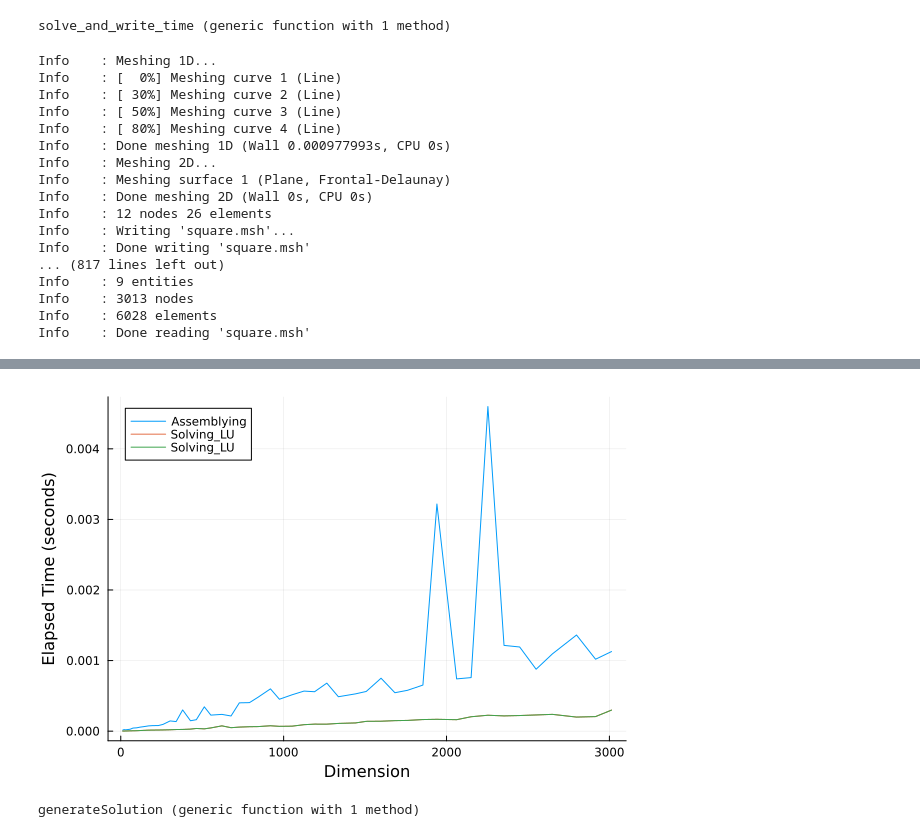
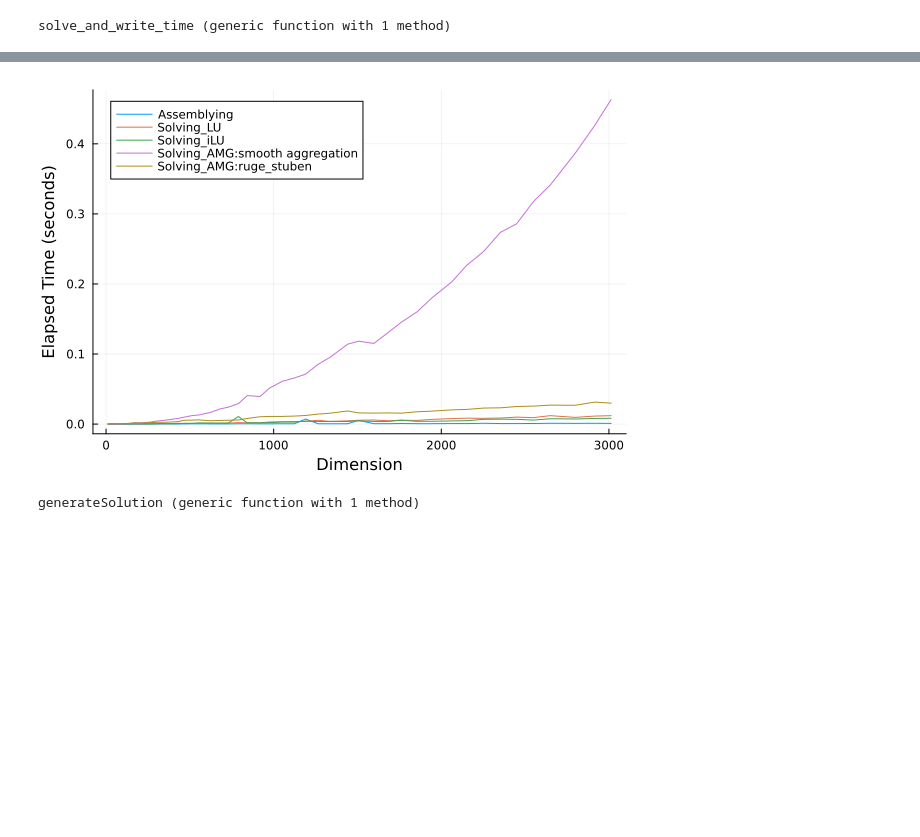
Before and after one commit to Dr4k3z/Athens-FEM, a Jupyter notebook: Two_dimension_newsassembeler.ipynb, the cells around one changed output, grey strips where cells are left out. Cells and saved outputs as stored; diff of their text form; code cells hidden in the pictures; blank space fills up the shorter version.

```diff
--- a/Two_dimension_newsassembeler.ipynb
+++ b/Two_dimension_newsassembeler.ipynb
@@ -302,7 +302,3 @@ function handleBoundary!(mesh,A,f)
 end
 # %% [output]
 handleBoundary! (generic function with 1 method)
-# %%
-mesh = meshFromGmsh("square-10.msh"); A = genStiffMat(mesh); f = genVector(mesh,mySourceFct);
-A,f = handleBoundary!(mesh,A,f);
-M = genMassMat(mesh)
@@ -460,28 +438,34 @@ solve_and_write_time (generic function with 1 method)
 
 # Set the dimensions for the loop (e.g., from 2 to 100000 with a step of 1000)
 dimensions = 2:1:50
+
 times_assembly = []
-times_solving = []
+times_iLU = []
 times_LU = []
+times_minres=[]
 times_AMGsa=[]
 times_AMGrs=[]
 times_meshProduce=[]
 steps = []
+
 #times_minres = []
 # Solve linear systems and collect elapsed times
 for n in dimensions
     time = solve_and_write_time(n)
-    push!(steps, time[4])
 
-    push!(times_meshProduce,time[7])
-    push!(times_assembly, time[1])
+    push!(steps, time[8])
+
+    push!(times_meshProduce,time[1])
+    push!(times_assembly, time[2])
 
 
-    push!(times_solving, time[2])
-    push!(times_LU,time[3])
-    #push!(times_minres,time[4])
-    push!(times_AMGsa,time[5])
-    push!(times_AMGrs,time[6])
+    push!(times_iLU, time[3])
+    push!(times_minres,time[6])
+
+    push!(times_LU,time[7])
+
+    push!(times_AMGsa,time[4])
+    push!(times_AMGrs,time[5])
 
 end
 
@@ -489,25 +473,8 @@ end
 Plots.plot(steps, times_assembly, xlabel="Dimension", ylabel="Elapsed Time (seconds)", label="Assemblying", legend=:topleft)
 #Plots.plot!(steps, times_meshProduce, label="meshProduce")
 Plots.plot!(steps,times_LU, label="Solving_LU")
-Plots.plot!(steps,times_LU, label="Solving_LU")
-#plot!(dimensions,times_minres, label="Solving MINRES")
-#Plots.plot!(steps,times_AMGsa, label="Solving_AMG:smooth aggregation")
-#Plots.plot!(steps,times_AMGrs, label="Solving_AMG:ruge_stuben")
+Plots.plot!(steps,times_iLU, label="Solving_iLU")
+#plots.plot!(dimensions,times_minres, label="Solving MINRES")
+Plots.plot!(steps,times_AMGsa, label="Solving_AMG:smooth aggregation")
+Plots.plot!(steps,times_AMGrs, label="Solving_AMG:ruge_stuben")
 # %% [output]
-Info    : Meshing 1D...
-Info    : [  0%] Meshing curve 1 (Line)
-Info    : [ 30%] Meshing curve 2 (Line)
-Info    : [ 50%] Meshing curve 3 (Line)
-Info    : [ 80%] Meshing curve 4 (Line)
-Info    : Done meshing 1D (Wall 0.000977993s, CPU 0s)
-Info    : Meshing 2D...
-Info    : Meshing surface 1 (Plane, Frontal-Delaunay)
-Info    : Done meshing 2D (Wall 0s, CPU 0s)
-Info    : 12 nodes 26 elements
-Info    : Writing 'square.msh'...
-Info    : Done writing 'square.msh'
-... (817 lines left out)
-Info    : 9 entities
-Info    : 3013 nodes
-Info    : 6028 elements
-Info    : Done reading 'square.msh'
@@ -531,4 +481,4 @@ Warning : Gmsh has aleady been initialized
-[figure, old version]
+[figure, new version]
 # %%
 function generateSolution(mesh,A,f)
 
```
Also changed, not shown: parts of 4 cells of this notebook.
